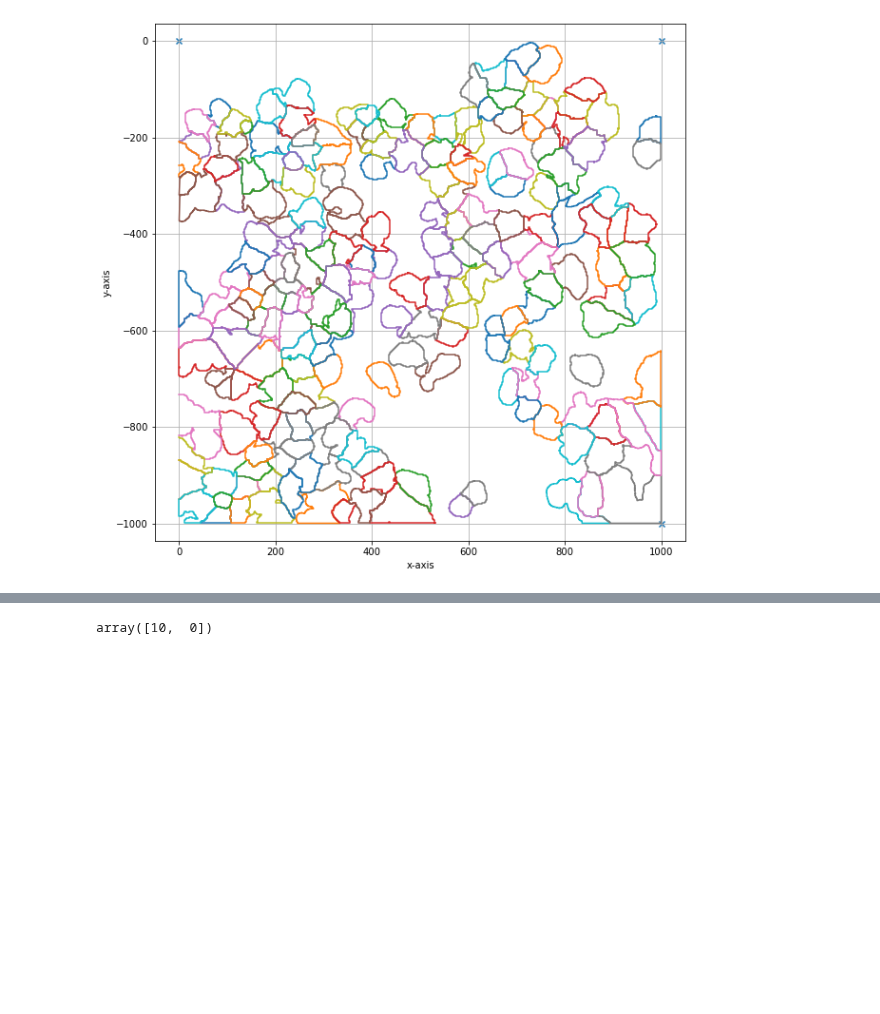
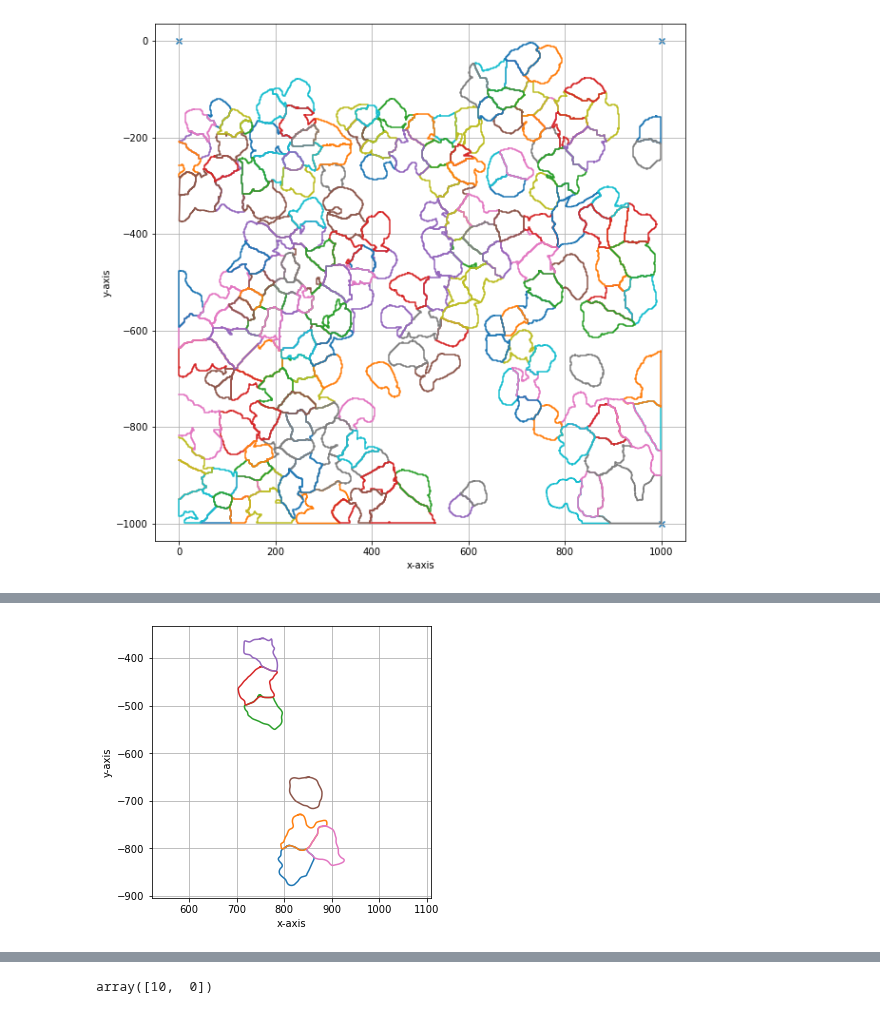
Before and after one commit to MannLabs/py-lmd, a Jupyter notebook: notebooks/Image_Segmentation/Image_Segmentation.ipynb, the cells around one changed output, grey strips where cells are left out. Cells and saved outputs as stored; diff of their text form; code cells hidden in the pictures; blank space fills up the shorter version.

```diff
--- a/notebooks/Image_Segmentation/Image_Segmentation.ipynb
+++ b/notebooks/Image_Segmentation/Image_Segmentation.ipynb
@@ -103,0 +373,81 @@ Max vertices: 1,300
+# %%
+import numpy as np
+from PIL import Image
+from lmd.lib import Collection, Shape, SegmentationLoader
+np.random.seed(0)
+
+im = Image.open('segmentation_cytosol.tiff')
+segmentation = np.array(im)
+
+im = np.load('channels.npy')
+dapi = im[0]
+
+all_classes = np.unique(segmentation)
+indices = np.unique(np.random.randint(1,len(all_classes), size=100))
+classes_to_cut = [13,15,23,24,25, 32, 36]
+
+
+cell_sets = [{"classes": classes_to_cut, "well": "A1"}]
+
+calibration_points = np.array([[0,0],[0,1000],[1000,1000]])
+
+loader_config = {
+    'orientation_transform': np.array([[0, -1],[1, 0]]),
+    'shape_dilation': 0,
+    'binary_smoothing': 5,
+    'poly_compression_factor': 1,
+    'path_optimization': 'hilbert',
+    'convolution_smoothing':20,
+    'join_intersecting': False,
+    'background_image': dapi
+}
+
+sl = SegmentationLoader(config = loader_config, verbose = False)
+shape_collection = sl(segmentation,
+                    cell_sets,
+                    calibration_points)
+
+shape_collection.stats()
+shape_collection.plot(calibration = False, fig_size = (5, 5))
+shape_collection.plot(calibration = False, fig_size = (5, 5), mode='dots')
+
+loader_config = {
+    'orientation_transform': np.array([[0, -1],[1, 0]]),
+    'shape_dilation': 0,
+    'binary_smoothing': 5,
+    'poly_compression_factor': 20,
+    'path_optimization': 'hilbert',
+    'convolution_smoothing':20,
+    'join_intersecting': False,
+    'background_image': dapi
+}
+
+sl = SegmentationLoader(config = loader_config, verbose = False)
+shape_collection = sl(segmentation,
+                    cell_sets,
+                    calibration_points)
+
+shape_collection.stats()
+shape_collection.plot(calibration = False, fig_size = (5, 5))
+shape_collection.plot(calibration = False, fig_size = (5, 5), mode='dots')
+
+loader_config = {
+    'orientation_transform': np.array([[0, -1],[1, 0]]),
+    'shape_dilation': 0,
+    'binary_smoothing': 5,
+    'poly_compression_factor': 40,
+    'path_optimization': 'hilbert',
+    'convolution_smoothing':20,
+    'join_intersecting': False,
+    'background_image': dapi
+}
+
+sl = SegmentationLoader(config = loader_config, verbose = False)
+shape_collection = sl(segmentation,
+                    cell_sets,
+                    calibration_points)
+
+shape_collection.stats()
+shape_collection.plot(calibration = False, fig_size = (5, 5))
+shape_collection.plot(calibration = False, fig_size = (5, 5), mode='dots')
+# %% [output]
@@ -103,0 +464 @@ Max vertices: 1,300
+[figure, added]
```
Also changed, not shown: parts of 5 cells of this notebook, 49 other files.
